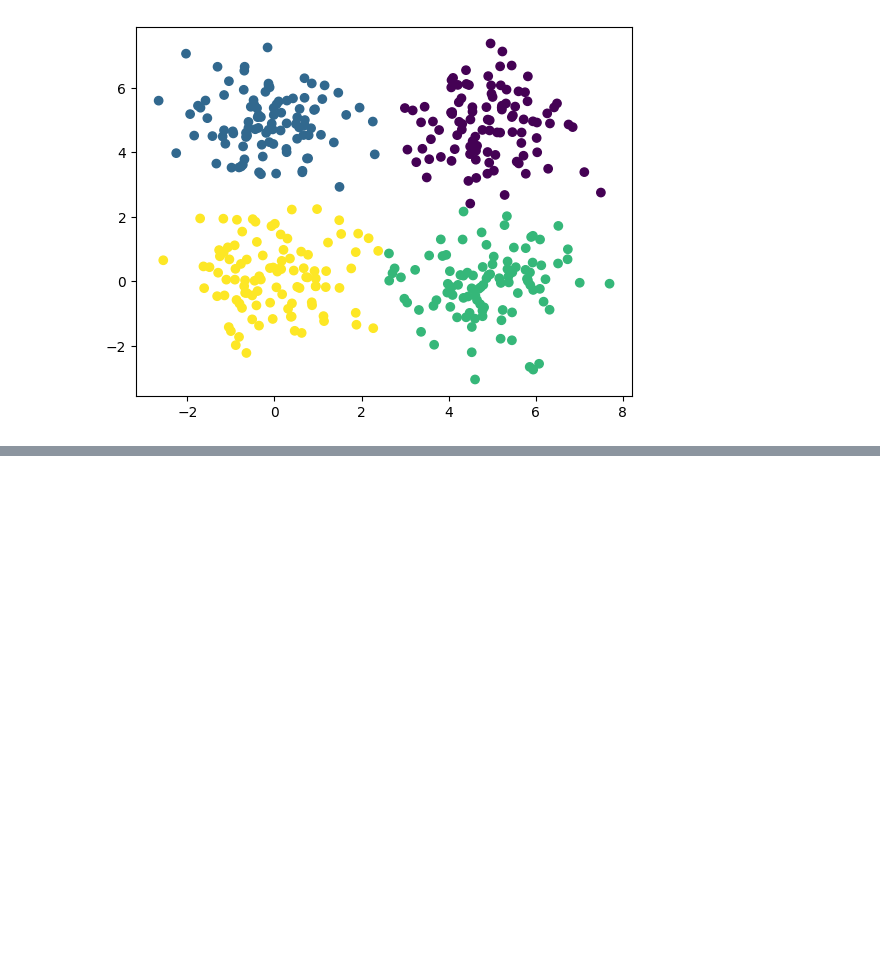
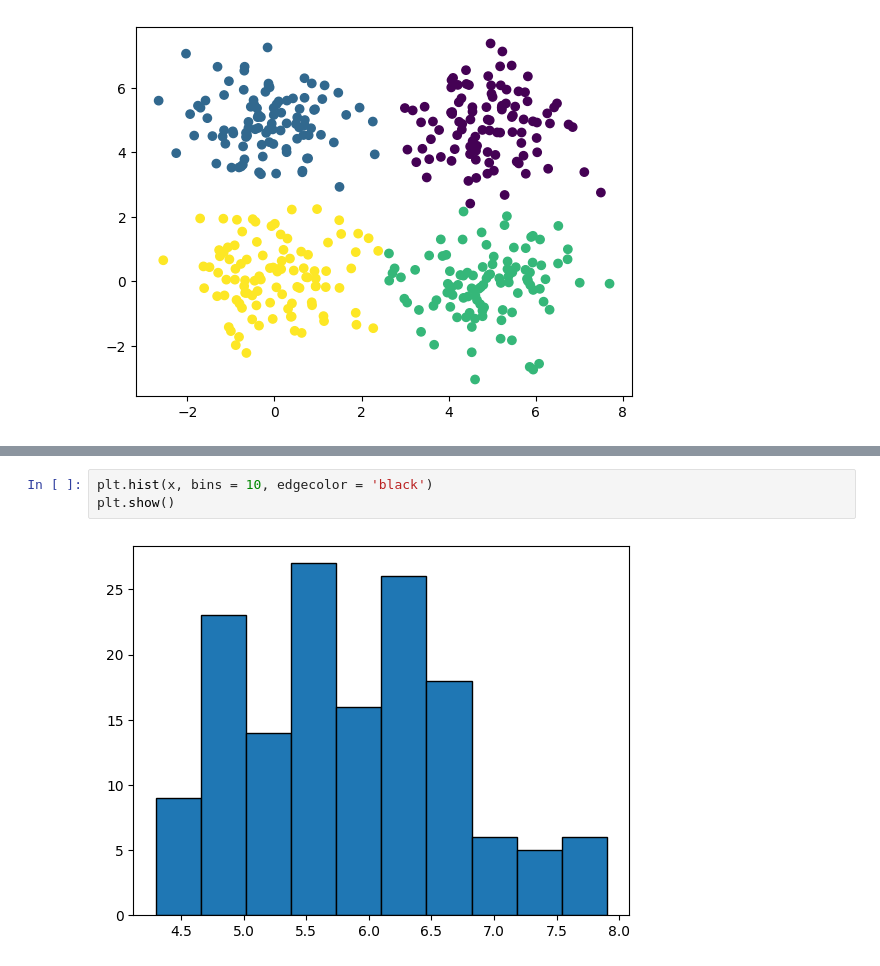
Before and after one commit to asdfrt159/DataScientist, a Jupyter notebook: Preprocessing/preprocess.ipynb, the cells around one changed output, grey strips where cells are left out. Cells and saved outputs as stored; diff of their text form; blank space fills up the shorter version.

```diff
--- a/Preprocessing/preprocess.ipynb
+++ b/Preprocessing/preprocess.ipynb
@@ -1189,0 +1206,5 @@ plt.show()
+# %%
+plt.hist(x, bins = 10, edgecolor = 'black')
+plt.show()
+# %% [output]
+[figure, added]
```
Also changed, not shown: parts of 30 cells of this notebook, 1 other file.
